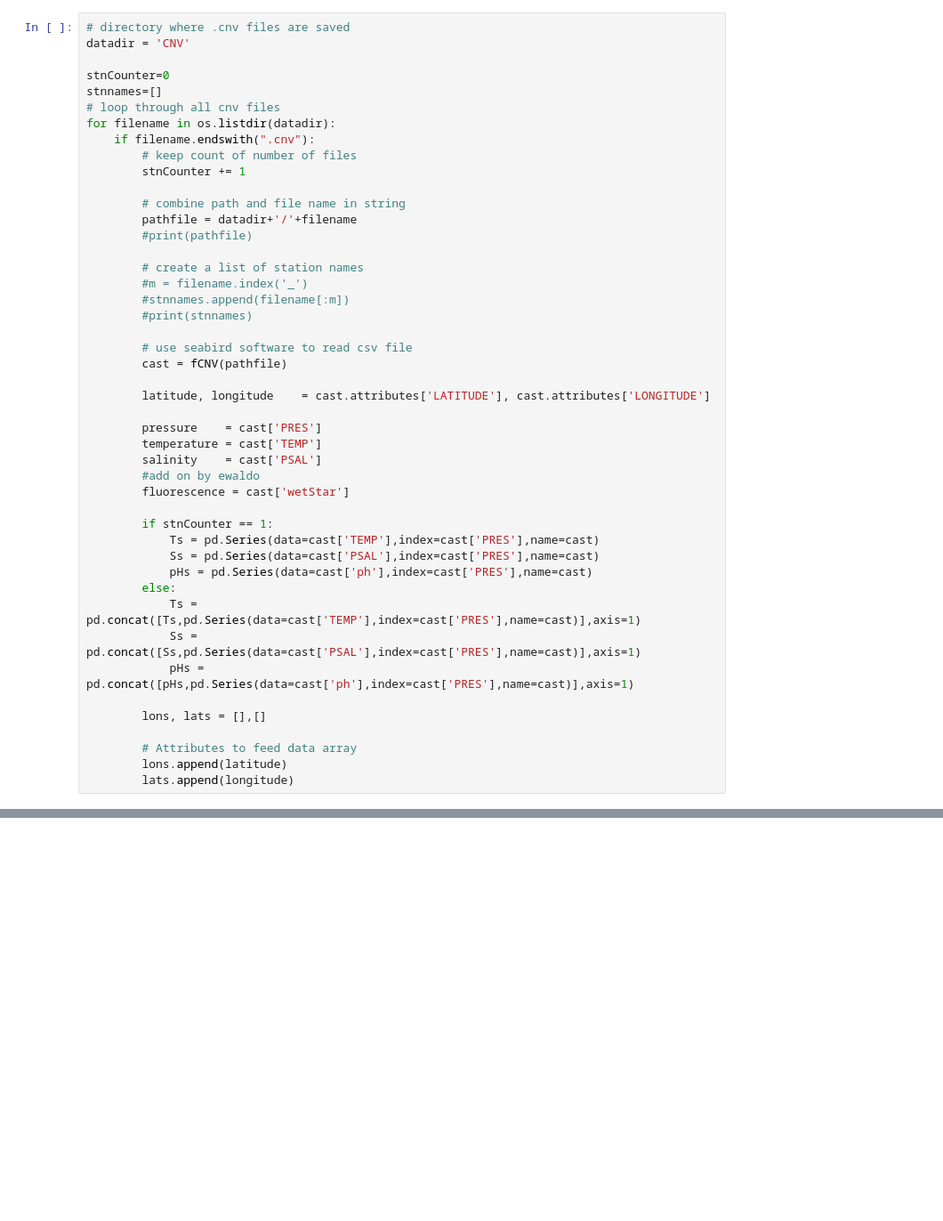
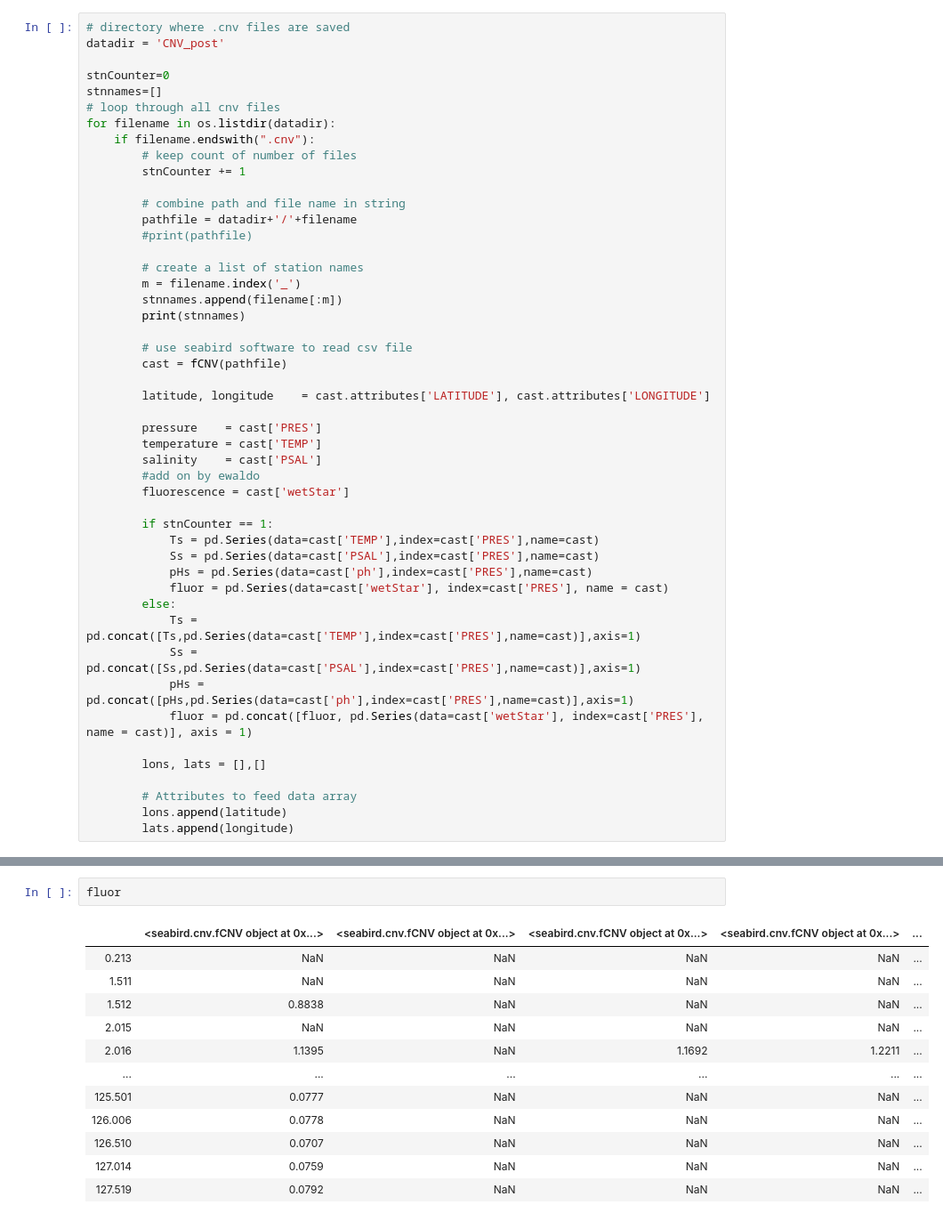
Before and after one commit to kmcgarry17/Expedition2020, a Jupyter notebook: ProfilesClass_2020-11-5.ipynb, the cells around one changed output, grey strips where cells are left out. Shown at 89% size. Drawn from its saved outputs; the diff is of its cells as text; blank space fills up the shorter version.

Commit message:
Working new CTD post-processed Fluorescence
Basica

```diff
--- a/ProfilesClass_2020-11-5.ipynb
+++ b/ProfilesClass_2020-11-5.ipynb
@@ -31,6 +49,6 @@ profile.keys() # It will list the available variables.
 # %%
 # directory where .cnv files are saved
-datadir = 'CNV'
+datadir = 'CNV_post'
 
 stnCounter=0
 stnnames=[]
@@ -45,9 +63,9 @@ for filename in os.listdir(datadir):
         #print(pathfile)
 
         # create a list of station names
-        #m = filename.index('_')
-        #stnnames.append(filename[:m])
-        #print(stnnames)
+        m = filename.index('_')
+        stnnames.append(filename[:m])
+        print(stnnames)
 
         # use seabird software to read csv file
         cast = fCNV(pathfile)
@@ -64,10 +82,12 @@ for filename in os.listdir(datadir):
             Ts = pd.Series(data=cast['TEMP'],index=cast['PRES'],name=cast)
             Ss = pd.Series(data=cast['PSAL'],index=cast['PRES'],name=cast)
             pHs = pd.Series(data=cast['ph'],index=cast['PRES'],name=cast)
+            fluor = pd.Series(data=cast['wetStar'], index=cast['PRES'], name = cast)
         else:
             Ts = pd.concat([Ts,pd.Series(data=cast['TEMP'],index=cast['PRES'],name=cast)],axis=1)
             Ss = pd.concat([Ss,pd.Series(data=cast['PSAL'],index=cast['PRES'],name=cast)],axis=1)
             pHs = pd.concat([pHs,pd.Series(data=cast['ph'],index=cast['PRES'],name=cast)],axis=1)
+            fluor = pd.concat([fluor, pd.Series(data=cast['wetStar'], index=cast['PRES'], name = cast)], axis = 1)
 
         lons, lats = [],[]
 
@@ -78,0 +108,15 @@ InvalidIndexError: Reindexing only valid with uniquely valued Index objects
+# %%
+fluor
+# %% [output]
+|  | <seabird.cnv.fCNV object at 0x...> | <seabird.cnv.fCNV object at 0x...> | <seabird.cnv.fCNV object at 0x...> | <seabird.cnv.fCNV object at 0x...> | ... |
+| 0.213 | NaN | NaN | NaN | NaN | ... |
+| 1.511 | NaN | NaN | NaN | NaN | ... |
+| 1.512 | 0.8838 | NaN | NaN | NaN | ... |
+| 2.015 | NaN | NaN | NaN | NaN | ... |
+| 2.016 | 1.1395 | NaN | 1.1692 | 1.2211 | ... |
+| ... | ... | ... | ... | ... | ... |
+| 125.501 | 0.0777 | NaN | NaN | NaN | ... |
+| 126.006 | 0.0778 | NaN | NaN | NaN | ... |
+| 126.510 | 0.0707 | NaN | NaN | NaN | ... |
+| 127.014 | 0.0759 | NaN | NaN | NaN | ... |
+| 127.519 | 0.0792 | NaN | NaN | NaN | ... |
```
Also changed, not shown: parts of 15 cells of this notebook.
